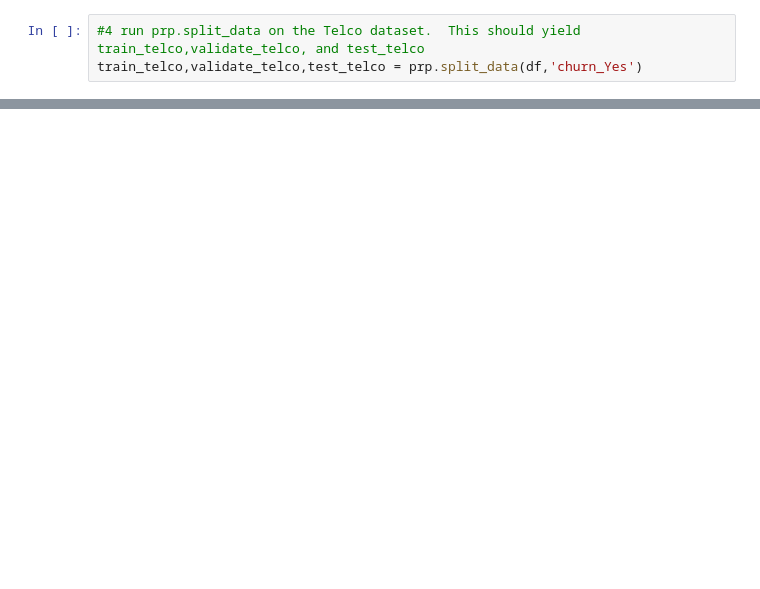
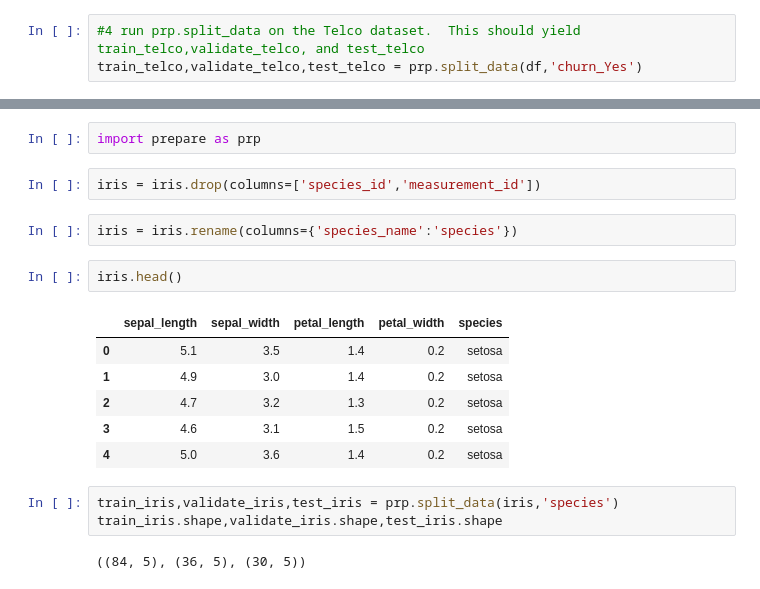
Before and after one commit to RichardAlcabes22/classification-exercises, a Jupyter notebook: classification_exercises.ipynb, the cells around one changed output, grey strips where cells are left out. Cells and saved outputs as stored; diff of their text form; blank space fills up the shorter version.

```diff
--- a/classification_exercises.ipynb
+++ b/classification_exercises.ipynb
@@ -676,0 +638,20 @@ test_telco
+# %%
+import prepare as prp
+# %%
+iris = iris.drop(columns=['species_id','measurement_id'])
+# %%
+iris = iris.rename(columns={'species_name':'species'})
+# %%
+iris.head()
+# %% [output]
+|  | sepal_length | sepal_width | petal_length | petal_width | species |
+| 0 | 5.1 | 3.5 | 1.4 | 0.2 | setosa |
+| 1 | 4.9 | 3.0 | 1.4 | 0.2 | setosa |
+| 2 | 4.7 | 3.2 | 1.3 | 0.2 | setosa |
+| 3 | 4.6 | 3.1 | 1.5 | 0.2 | setosa |
+| 4 | 5.0 | 3.6 | 1.4 | 0.2 | setosa |
+# %%
+train_iris,validate_iris,test_iris = prp.split_data(iris,'species')
+train_iris.shape,validate_iris.shape,test_iris.shape
+# %% [output]
+((84, 5), (36, 5), (30, 5))
```
Also changed, not shown: parts of 51 cells of this notebook, 2 other files.
